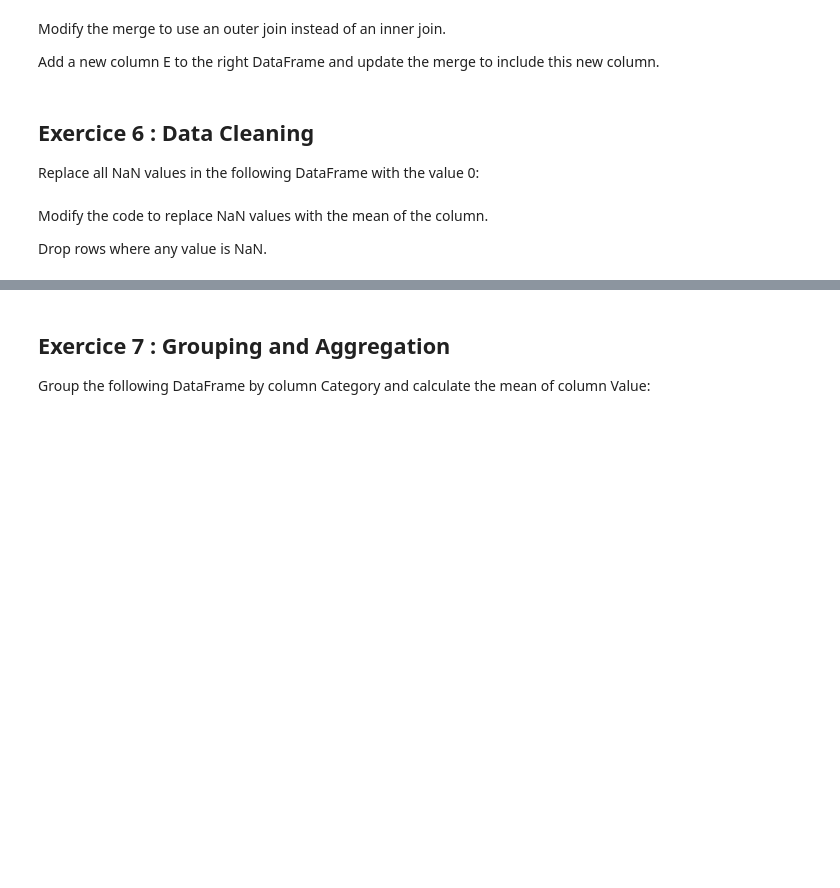
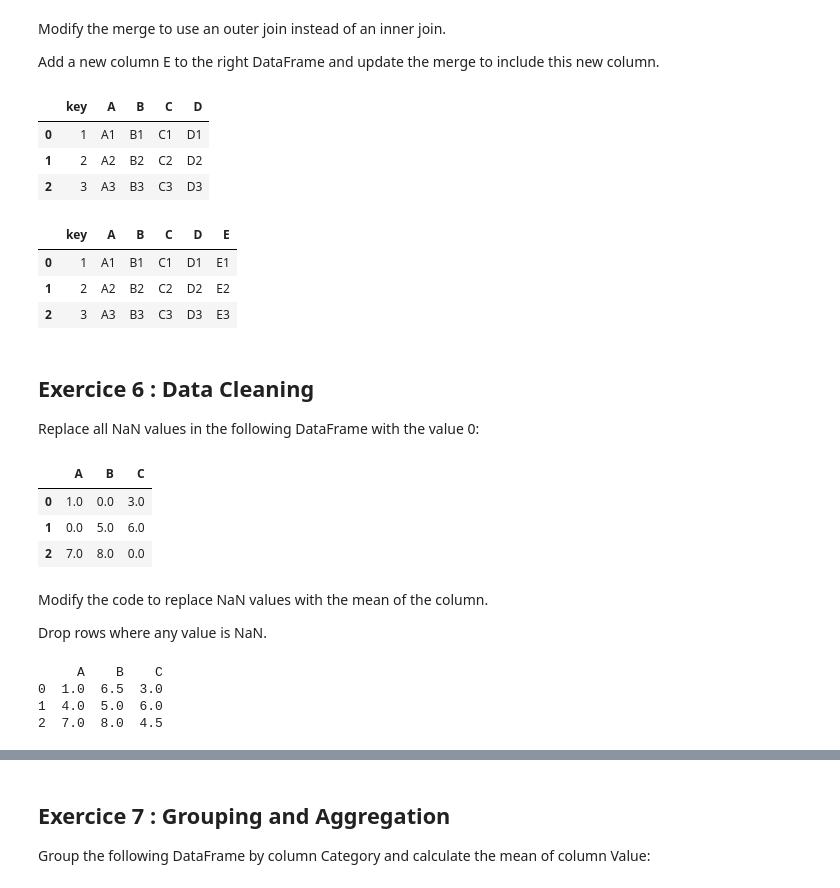
Before and after one commit to manarbensa/tp1, a Jupyter notebook: pandas.ipynb, the cells around one changed output, grey strips where cells are left out. Saved outputs shown, nothing was run; the diff lists cells and outputs as text; code cells hidden in the pictures; blank space fills up the shorter version.

```diff
--- a/pandas.ipynb
+++ b/pandas.ipynb
@@ -114,3 +142,8 @@ right:
 0    1  C1  D1
 1    2  C2  D2
 2    3  C3  D3
+# %%
+left = pd.DataFrame({'key': [1, 2, 3], 'A': ['A1', 'A2', 'A3'], 'B': ['B1', 'B2', 'B3']})
+right = pd.DataFrame({'key': [1, 2, 3], 'C': ['C1', 'C2', 'C3'], 'D': ['D1', 'D2', 'D3']})
+merged = pd.merge(left, right, on='key', how='inner')
+merged
@@ -118,6 +156,24 @@ right:
 Modify the merge to use an outer join instead of an inner join.
 
 Add a new column E to the right DataFrame and update the merge to include this new column.
+# %%
+merged_outer = pd.merge(left, right, on='key', how='outer')
+merged_outer
+# %% [output]
+|  | key | A | B | C | D |
+| 0 | 1 | A1 | B1 | C1 | D1 |
+| 1 | 2 | A2 | B2 | C2 | D2 |
+| 2 | 3 | A3 | B3 | C3 | D3 |
+# %%
+
+right['E'] = ['E1', 'E2', 'E3']
+merged_with_e = pd.merge(left, right, on='key', how='outer')
+merged_with_e
+# %% [output]
+|  | key | A | B | C | D | E |
+| 0 | 1 | A1 | B1 | C1 | D1 | E1 |
+| 1 | 2 | A2 | B2 | C2 | D2 | E2 |
+| 2 | 3 | A3 | B3 | C3 | D3 | E3 |
 # %% [markdown]
 ## Exercice 6 : Data Cleaning
 
@@ -127,7 +183,24 @@ Replace all NaN values in the following DataFrame with the value 0:
 0  1.0  NaN  3.0
 1  NaN  5.0  6.0
 2  7.0  8.0  NaN
+# %%
+df_exo6 = pd.DataFrame({'A': [1.0, np.nan, 7.0], 'B': [np.nan, 5.0, 8.0], 'C': [3.0, 6.0, np.nan]})
+df_zero = df_exo6.fillna(0)
+df_zero
+# %% [output]
+|  | A | B | C |
+| 0 | 1.0 | 0.0 | 3.0 |
+| 1 | 0.0 | 5.0 | 6.0 |
+| 2 | 7.0 | 8.0 | 0.0 |
 # %% [markdown]
 Modify the code to replace NaN values with the mean of the column.
 
 Drop rows where any value is NaN.
+# %%
+df_filled_mean = df_exo6.replace(np.nan, df_exo6.mean())
+print(df_filled_mean)
+# %% [output]
+     A    B    C
+0  1.0  6.5  3.0
+1  4.0  5.0  6.0
+2  7.0  8.0  4.5
```
Also changed, not shown: parts of 22 cells of this notebook.
